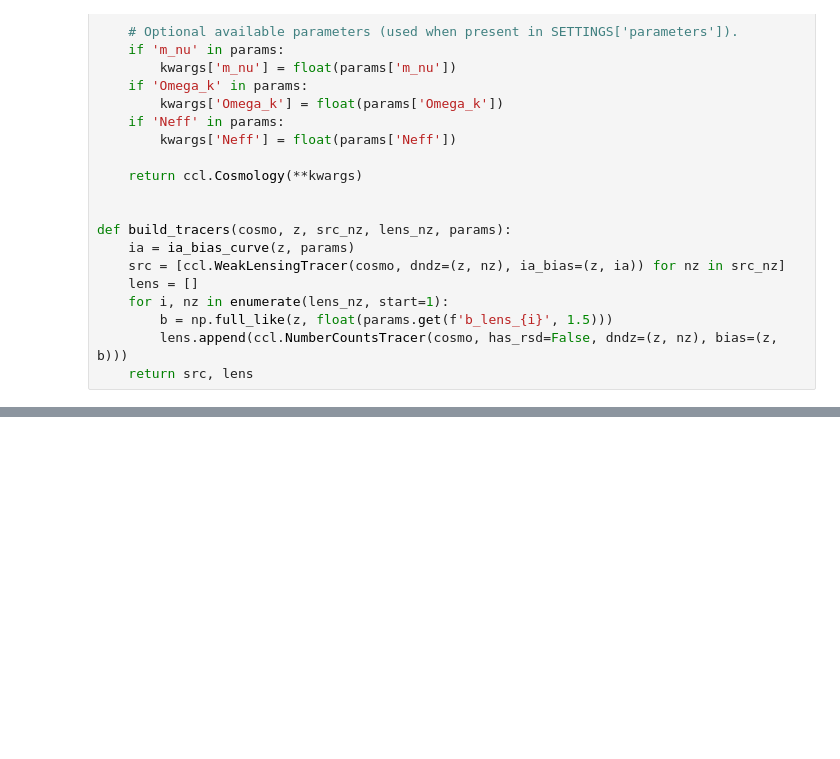
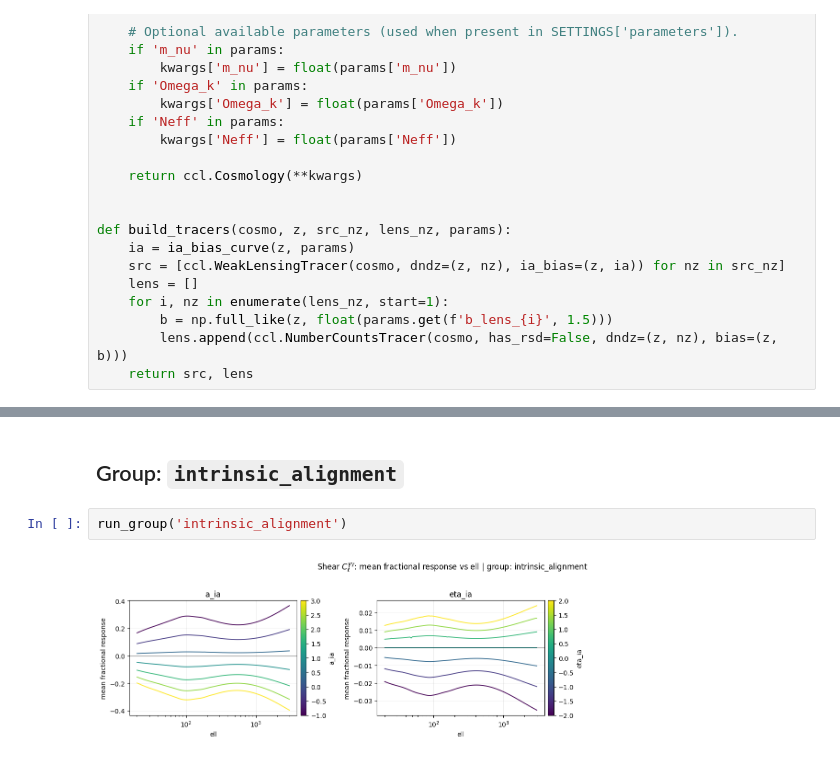
Before and after one commit to zhangzzk/cosmo_playground, a Jupyter notebook: notebooks/01_shear_cl_component.ipynb, the cells around one changed output, grey strips where cells are left out. Drawn from its saved outputs; the diff is of its cells as text; blank space fills up the shorter version.

```diff
--- a/notebooks/01_shear_cl_component.ipynb
+++ b/notebooks/01_shear_cl_component.ipynb
@@ -273,0 +323,6 @@ for gname, PARAMS in GROUPED_PARAMS.items():
+# %% [markdown]
+## Group: `intrinsic_alignment`
+# %%
+run_group('intrinsic_alignment')
+# %% [output]
+[figure, added]
```
Also changed, not shown: parts of 10 cells of this notebook, 4 other files.
